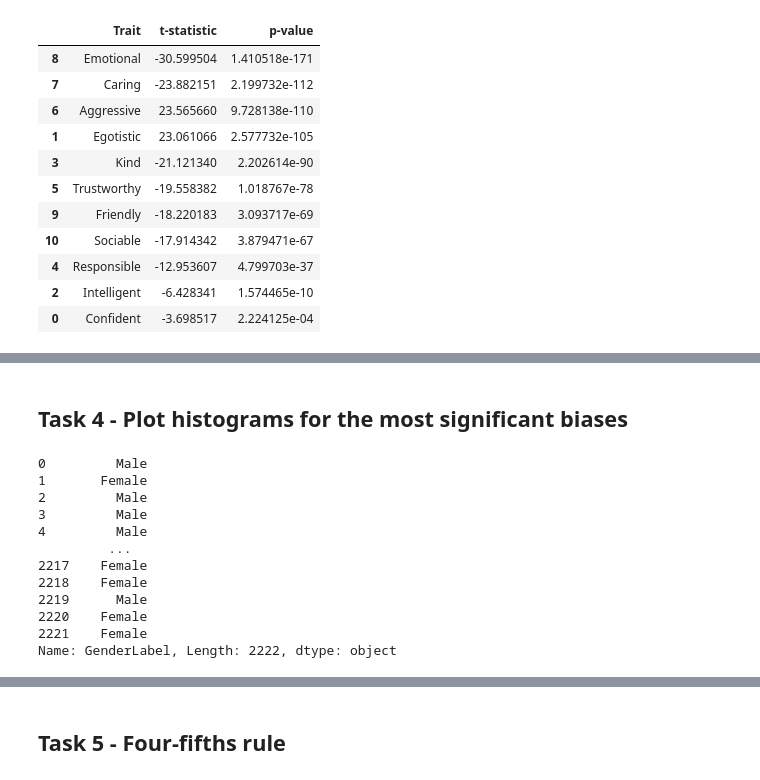
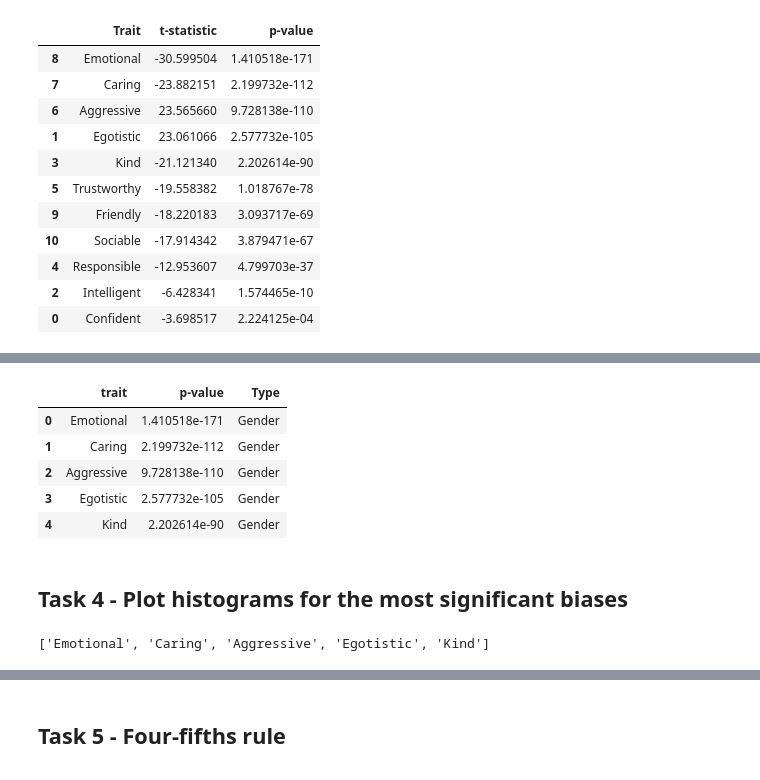
Before and after one commit to RheshaVinod/Fairness-and-Bias-Analysis, a Jupyter notebook: Vinod_RheshaSusil.ipynb, the cells around one changed output, grey strips where cells are left out. Saved outputs shown, nothing was run; the diff lists cells and outputs as text; code cells hidden in the pictures.

```diff
--- a/Vinod_RheshaSusil.ipynb
+++ b/Vinod_RheshaSusil.ipynb
@@ -214,18 +237,32 @@ t_test_df
+# %%
+
+# Combine race and gender results into one ranking table
+race_rank = anova_df[["Trait", "p-value"]].copy()
+race_rank["Type"] = "Race"
+
+gender_rank = t_test_df[["Trait", "p-value"]].copy()
+gender_rank["Type"] = "Gender"
+
+combined_biases = pd.concat([race_rank, gender_rank], ignore_index=True)
+combined_biases = combined_biases.rename(columns={"Trait": "trait"})
+combined_biases = combined_biases.sort_values("p-value").reset_index(drop=True)
+
+top5_biases = combined_biases.head(5)
+display(top5_biases)
+# %% [output]
+|  | trait | p-value | Type |
+| 0 | Emotional | 1.410518e-171 | Gender |
+| 1 | Caring | 2.199732e-112 | Gender |
+| 2 | Aggressive | 9.728138e-110 | Gender |
+| 3 | Egotistic | 2.577732e-105 | Gender |
+| 4 | Kind | 2.202614e-90 | Gender |
 # %% [markdown]
 ## Task 4 - Plot histograms for the most significant biases
-# %%
-df["GenderLabel"]
-# %% [output]
-0         Male
-1       Female
-2         Male
-3         Male
-4         Male
-         ...
-2217    Female
-2218    Female
-2219      Male
-2220    Female
-2221    Female
-Name: GenderLabel, Length: 2222, dtype: object
+# %%
+
+# Get the top 5 traits from the combined ranking table
+traits_top5 = top5_biases["trait"].tolist()
+traits_top5
+# %% [output]
+['Emotional', 'Caring', 'Aggressive', 'Egotistic', 'Kind']
 # %%
```
Also changed, not shown: parts of 12 cells of this notebook.
